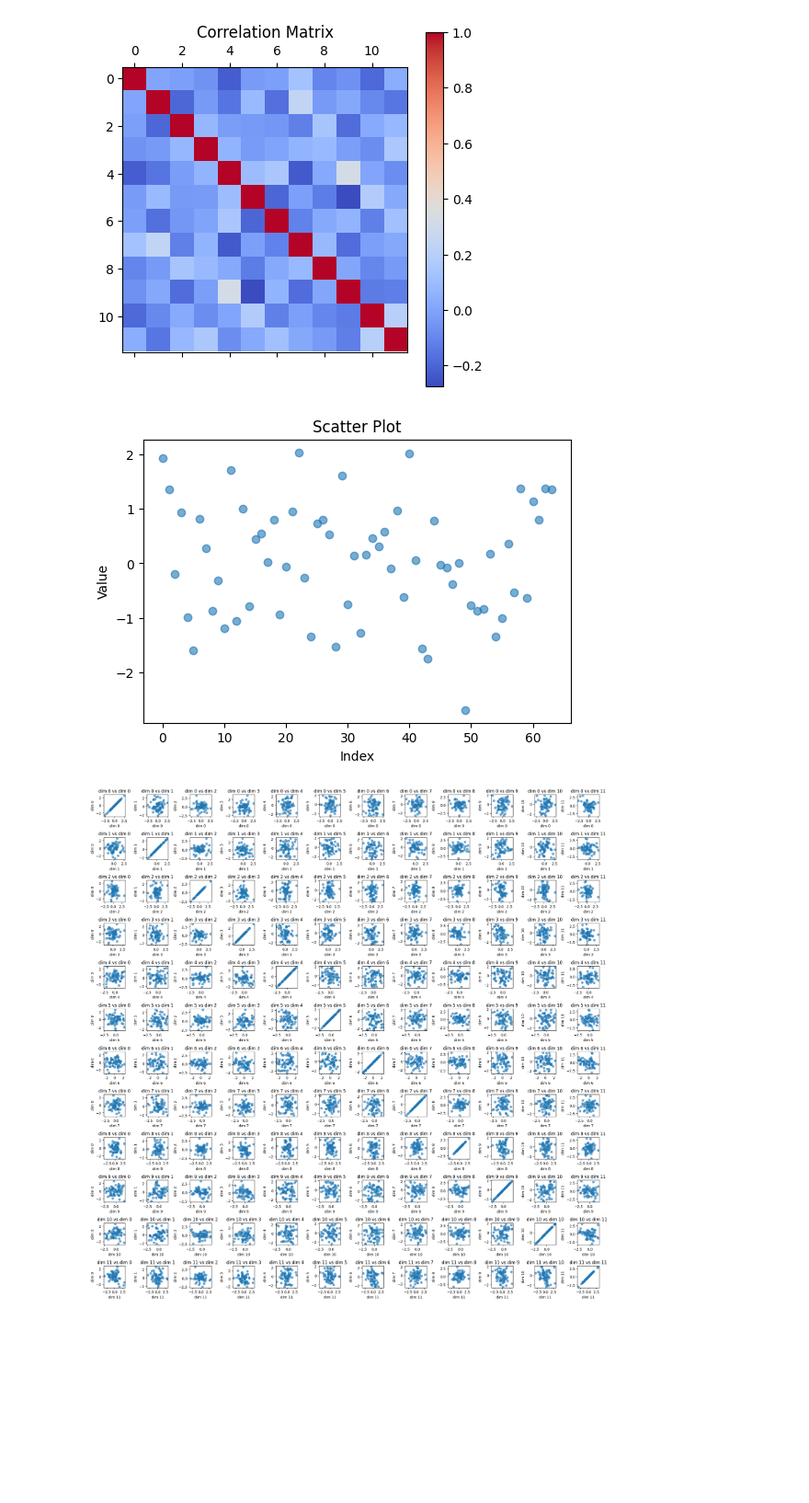
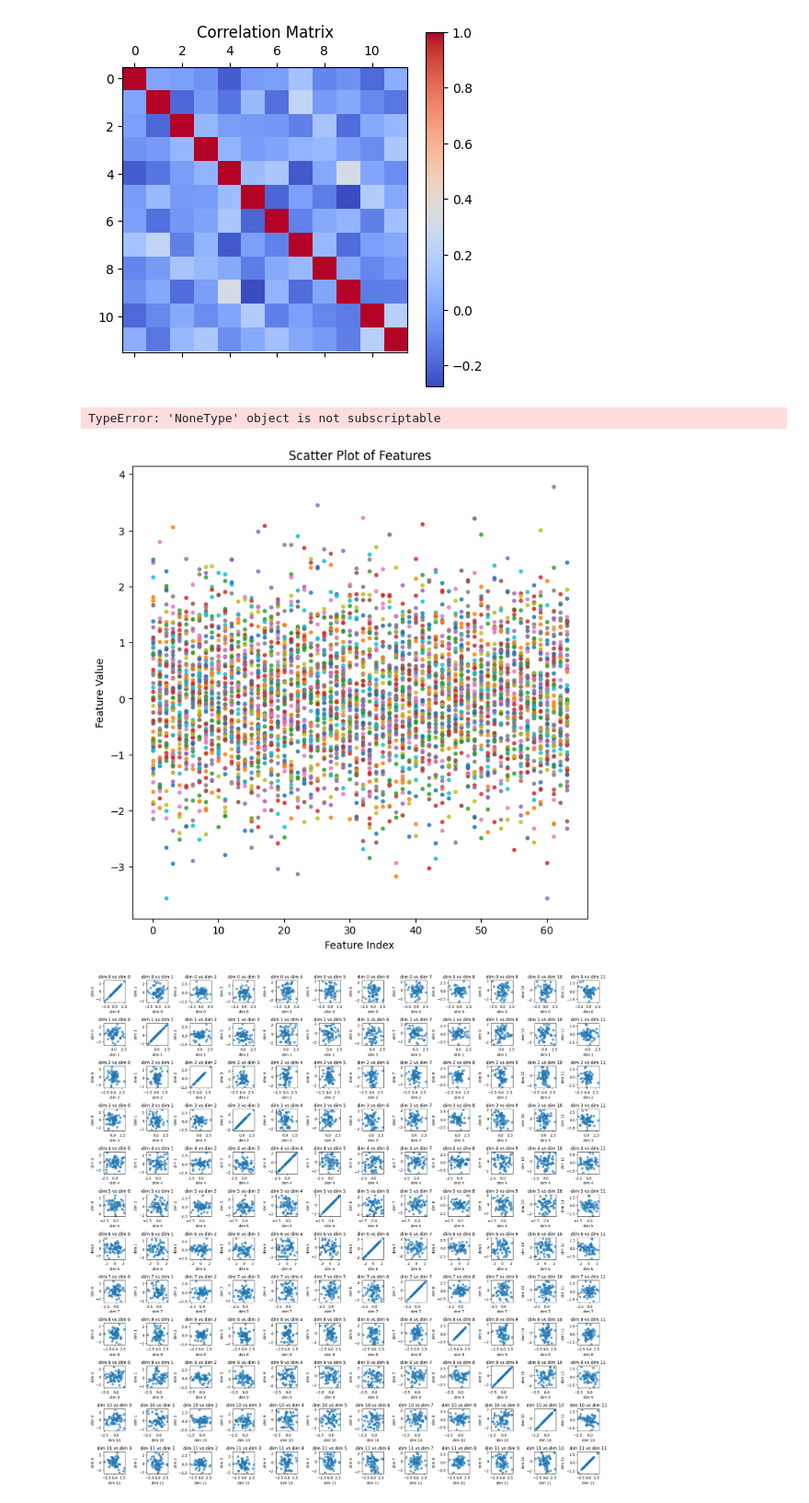
Before and after one commit to Anonymous-Sup/CVAE, a Jupyter notebook: play_test.ipynb, the cells around one changed output. Shown at 92% size. Drawn from its saved outputs; the diff is of its cells as text; code cells hidden in the pictures; blank space fills up the shorter version.

Commit message:
update plots and z_0

```diff
--- a/play_test.ipynb
+++ b/play_test.ipynb
@@ -177,35 +177,94 @@ plot_correlation_matrix(tensor, "Correlation Matrix")
 [figure]
 # %%
 import torch
+import numpy as np
 import matplotlib.pyplot as plt
 
 # plot_scatter函数用于绘制散点图, for tensor(64)
-def plot_scatter(tensor, title):
+def plot_scatter_1D(run, tensor, title):
     # Create a new figure
     fig, ax = plt.subplots(figsize=(6, 4))
-
     # Plot the scatter plot
     ax.scatter(range(tensor.size(0)), tensor.detach().cpu().numpy(), alpha=0.6)
 
     # Set the title and labels
     ax.set_title(title)
     ax.set_xlabel('Index')
     ax.set_ylabel('Value')
 
     # Show the plot
-    plt.show()
-
+    # plt.show()
+    run["train/histograms/{}".format(title)].append(fig)
     # Save the figure to a file
     # fig.savefig("scatter_plot.png", format='png')
 
     # Close the figure to free up memory
     plt.close(fig)
 
 # Create a random tensor
-tensor = torch.randn(64)
-plot_scatter(tensor, "Scatter Plot")
+# tensor = torch.randn(64)
+# plot_scatter_1D(None, tensor, "Scatter Plot")
+
+# plot_scatter函数用于绘制散点图, for tensor(batchsize,feature_dim), which is (64,64)
+def plot_scatter_2D(run, tensor, title):
+    # 创建一个图形和轴
+    fig, ax = plt.subplots(figsize=(8, 8))
+
+    # 遍历每个批次
+    for i in range(tensor.shape[0]):
+        # 获取当前批次的特征向量
+        features = tensor[i]
+
+        # 绘制当前批次的散点图
+        ax.scatter(range(len(features)), features, s=10, alpha=0.8)
+
+    # 设置图形标题和轴标签
+    ax.set_title('Scatter Plot of Features')
+    ax.set_xlabel('Feature Index')
+    ax.set_ylabel('Feature Value')
+    run["train/histograms/{}".format(title)].append(fig)
+    plt.tight_layout()
+    plt.show()
+
+
+def plot_scatter_2D_new(run, tensor, title):
+    # Normalize the tensor values
+    tensor = (tensor - tensor.min()) / (tensor.max() - tensor.min())
+
+    # Create a figure and axis with larger size
+    fig, ax = plt.subplots(figsize=(10, 10))
+
+    # Create a color map
+    cmap = plt.get_cmap('viridis')
+    colors = cmap(np.linspace(0, 1, tensor.shape[0]))
+
+    # Iterate over each batch
+    for i in range(tensor.shape[0]):
+        # Get the feature vectors for the current batch
+        features = tensor[i]
+
+        # Plot the scatter plot for the current batch with unique color and label
+        ax.scatter(range(len(features)), features, s=10, alpha=0.8, color=colors[i])
+
+    # Set the title and axis labels
+    ax.set_title('Scatter Plot of Features')
+    ax.set_xlabel('Feature Index')
+    ax.set_ylabel('Feature Value')
+
+    # Add a grid
+    ax.grid(True, linestyle='--', alpha=0.6)
+
+    # Add a legend
+    ax.legend()
+
+    plt.tight_layout()
+    plt.show()
+
+tensor = torch.randn(64, 64)
+plot_scatter_2D(None, tensor, "Scatter Plot 2D")
 # %% [output]
+TypeError: 'NoneType' object is not subscriptable
-[figure, old version]
+[figure, new version]
 # %%
 import torch
 import matplotlib.pyplot as plt
```
Also changed, not shown: parts of 4 cells of this notebook, 6 other files.
